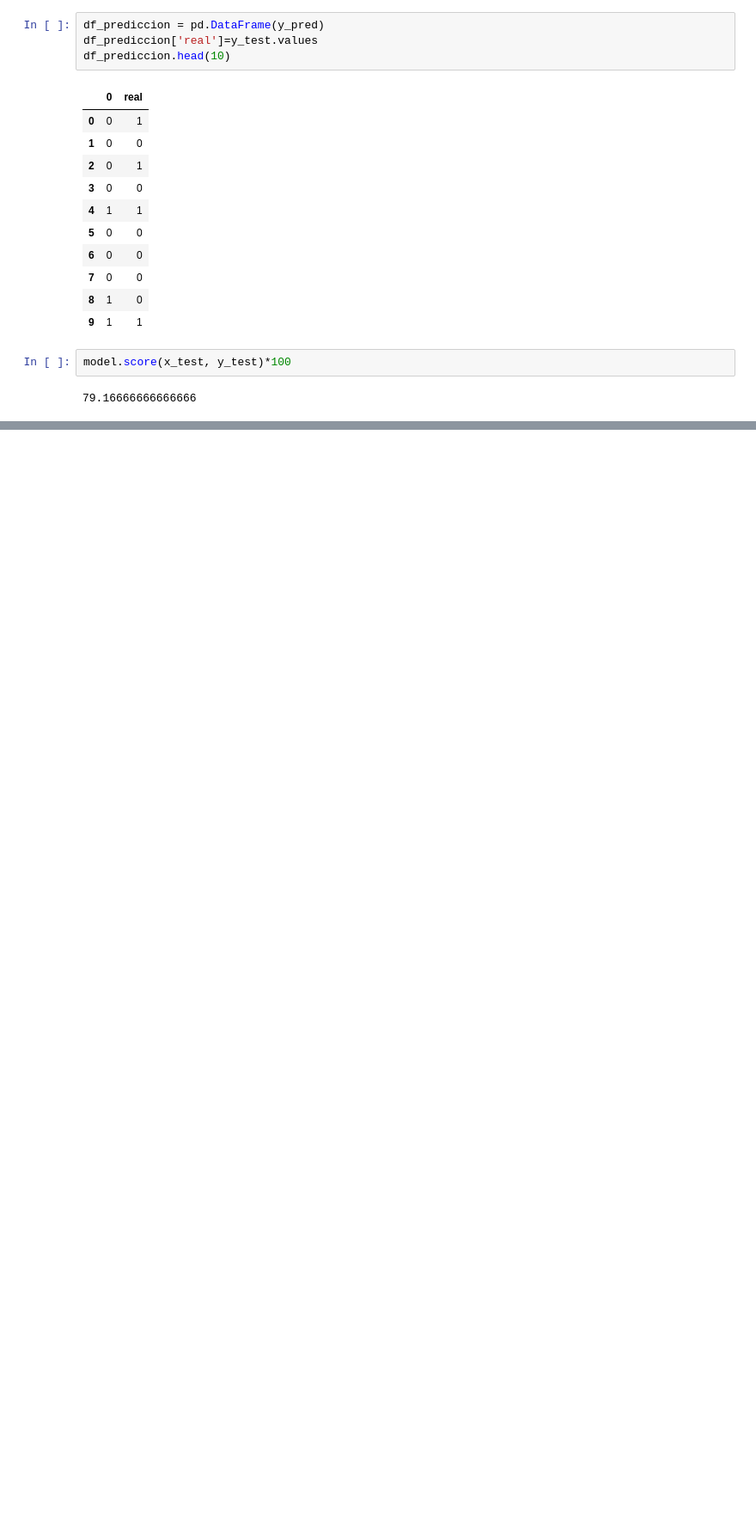
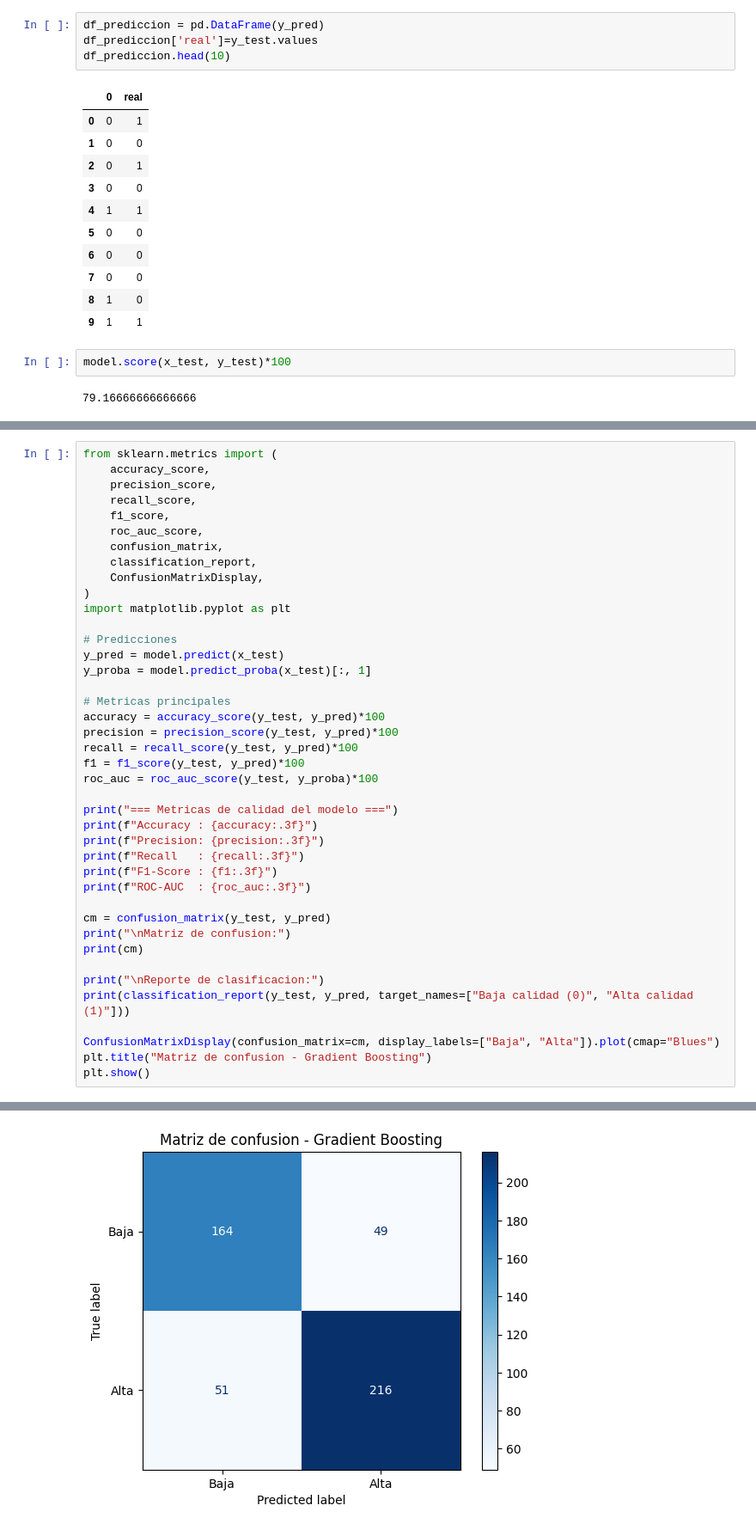
Before and after one commit to leocarlos10/practica-modelo, a Jupyter notebook: practica-modelo.ipynb, the cells around one changed output, grey strips where cells are left out. Shown at 86% size. Drawn from its saved outputs; the diff is of its cells as text; blank space fills up the shorter version.

Commit message:
agregando metricas de calidad

```diff
--- a/practica-modelo.ipynb
+++ b/practica-modelo.ipynb
@@ -252,0 +251,42 @@ model.score(x_test, y_test)*100
+# %%
+from sklearn.metrics import (
+    accuracy_score,
+    precision_score,
+    recall_score,
+    f1_score,
+    roc_auc_score,
+    confusion_matrix,
+    classification_report,
+    ConfusionMatrixDisplay,
+)
+import matplotlib.pyplot as plt
+
+# Predicciones
+y_pred = model.predict(x_test)
+y_proba = model.predict_proba(x_test)[:, 1]
+
+# Metricas principales
+accuracy = accuracy_score(y_test, y_pred)*100
+precision = precision_score(y_test, y_pred)*100
+recall = recall_score(y_test, y_pred)*100
+f1 = f1_score(y_test, y_pred)*100
+roc_auc = roc_auc_score(y_test, y_proba)*100
+
+print("=== Metricas de calidad del modelo ===")
+print(f"Accuracy : {accuracy:.3f}")
+print(f"Precision: {precision:.3f}")
+print(f"Recall   : {recall:.3f}")
+print(f"F1-Score : {f1:.3f}")
+print(f"ROC-AUC  : {roc_auc:.3f}")
+
+cm = confusion_matrix(y_test, y_pred)
+print("\nMatriz de confusion:")
+print(cm)
+
+print("\nReporte de clasificacion:")
+print(classification_report(y_test, y_pred, target_names=["Baja calidad (0)", "Alta calidad (1)"]))
+
+ConfusionMatrixDisplay(confusion_matrix=cm, display_labels=["Baja", "Alta"]).plot(cmap="Blues")
+plt.title("Matriz de confusion - Gradient Boosting")
+plt.show()
+# %% [output]
@@ -252,0 +313 @@ model.score(x_test, y_test)*100
+[figure, added]
```
Also changed, not shown: parts of 3 cells of this notebook, 1 other file.
